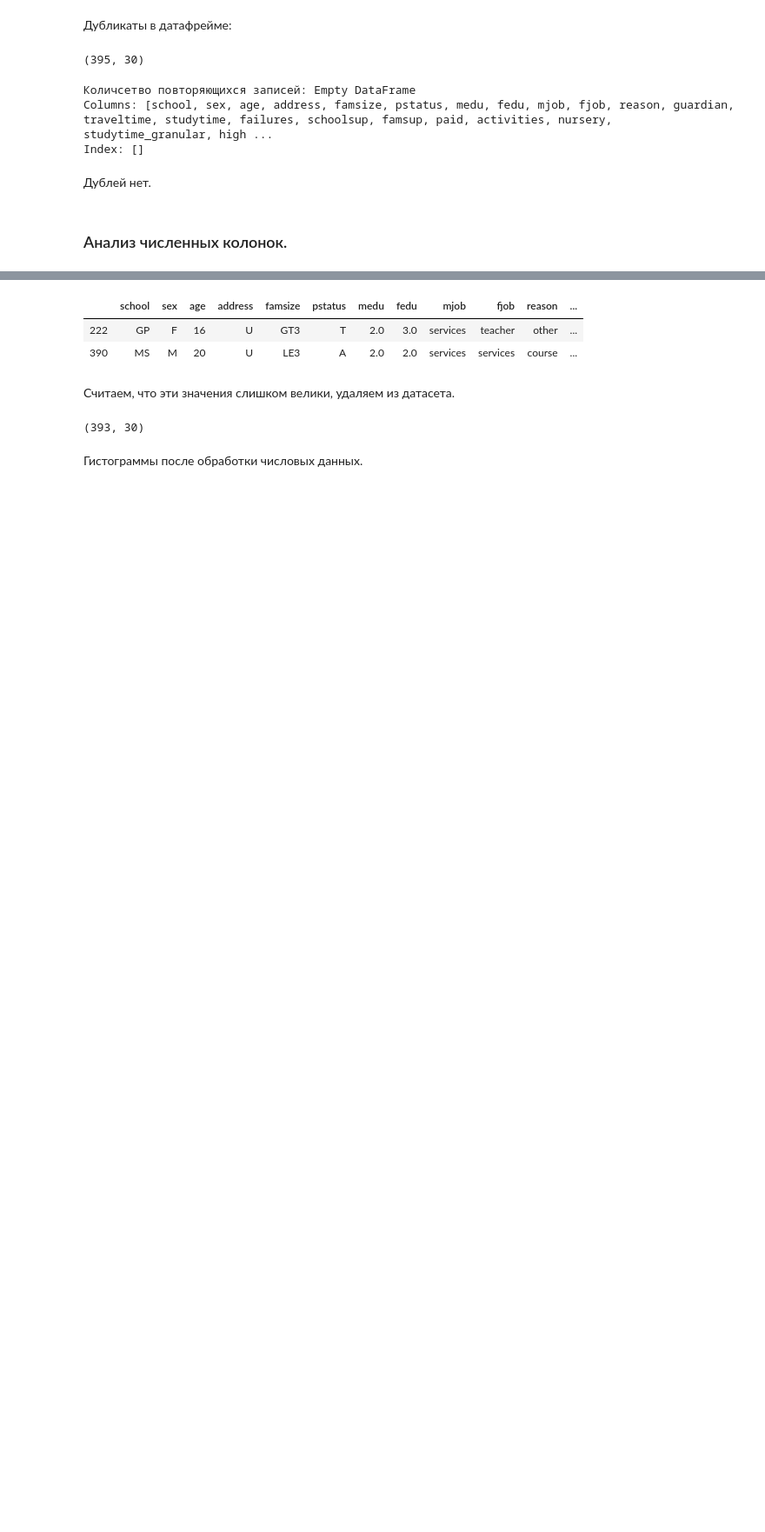
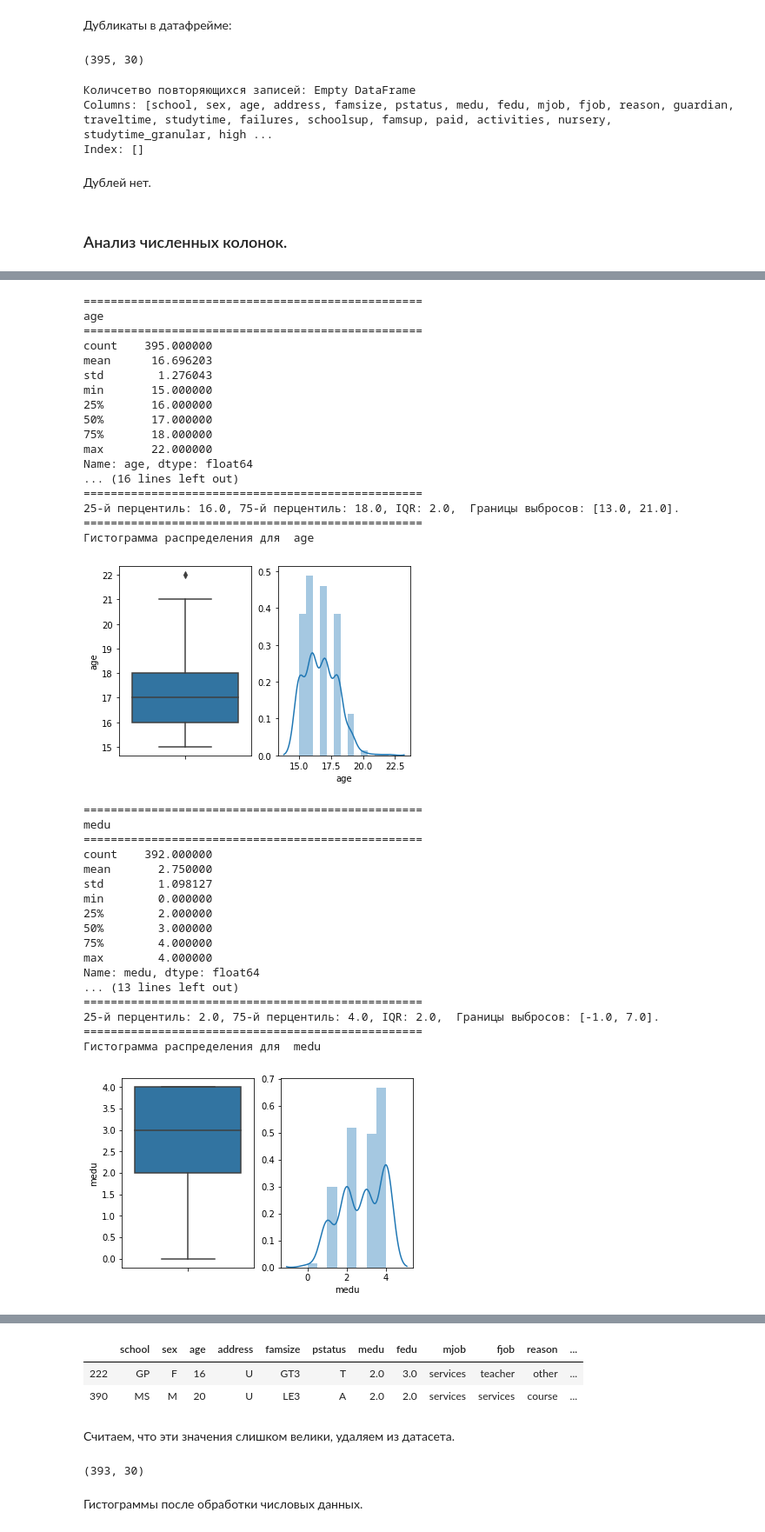
Before and after one commit to geshem14/skillfactory_rds, a Jupyter notebook: RDS_EDA/math.ipynb, the cells around one changed output, grey strips where cells are left out. Shown at 87% size. Cells and saved outputs as stored; diff of their text form; code cells hidden in the pictures; blank space fills up the shorter version.

Commit message:
iteration3
1/ shortend the code
2/ imptoved categor_overview
3/ score feature and resulting df
4/ changed conclusion

```diff
--- a/RDS_EDA/math.ipynb
+++ b/RDS_EDA/math.ipynb
@@ -287,2 +232,0 @@ dtype: float64
-# %%
-stud_math['medu'].fillna(stud_math['medu'].mode()[0], inplace=True)
@@ -317,0 +233,66 @@ dtype: float64
+# %%
+def quant_overview(dataframe, x=None, y=None, hue=None, palette='Set1', ax=None, verbose=True):
+    series = dataframe[y]
+    print(series.describe())
+    print('='*50)
+    print('Мода: ', series.mode())
+    print('='*50)
+    print('Уникальные значения:\n', series.value_counts())
+    print('='*50)
+    num_null=series.isnull().sum(), series.isnull().sum()/len(series)
+    print('Колличество nan значений', num_null)
+    print('='*50)
+    IQR = dataframe[y].quantile(0.75) - dataframe[y].quantile(0.25)
+    perc25 = dataframe[y].quantile(0.25)
+    perc75 = dataframe[y].quantile(0.75)
+    print('25-й перцентиль: {},'.format(perc25), '75-й перцентиль: {},'.format(perc75), "IQR: {}, ".format(IQR),"Границы выбросов: [{f}, {l}].".format(f=perc25 - 1.5*IQR, l=perc75 + 1.5*IQR))
+    print('='*50)
+
+    fig, axs = plt.subplots(ncols=2)
+    sns.boxplot(x=x, y=y, hue=hue, data=dataframe, palette=palette, ax=axs[0])
+    print('Гистограмма распределения для ', y)
+    sns.distplot(dataframe[y].dropna(), ax=axs[1])
+    plt.show()
+# %%
+for col in ['age', 'medu', 'fedu', 'traveltime', 'studytime', 'failures', 'studytime_granular', 'famrel', 'freetime', 'goout', 'health', 'absences', 'score']:
+    print('='*50)
+    print(col)
+    print('='*50)
+    quant_overview(dataframe= stud_math, y = col, palette=sns.color_palette(), verbose=True)
+# %% [output]
+==================================================
+age
+==================================================
+count    395.000000
+mean      16.696203
+std        1.276043
+min       15.000000
+25%       16.000000
+50%       17.000000
+75%       18.000000
+max       22.000000
+Name: age, dtype: float64
+... (16 lines left out)
+==================================================
+25-й перцентиль: 16.0, 75-й перцентиль: 18.0, IQR: 2.0,  Границы выбросов: [13.0, 21.0].
+==================================================
+Гистограмма распределения для  age
+[figure, added]
+==================================================
+medu
+==================================================
+count    392.000000
+mean       2.750000
+std        1.098127
+min        0.000000
+25%        2.000000
+50%        3.000000
+75%        4.000000
+max        4.000000
+Name: medu, dtype: float64
+... (13 lines left out)
+==================================================
+25-й перцентиль: 2.0, 75-й перцентиль: 4.0, IQR: 2.0,  Границы выбросов: [-1.0, 7.0].
+==================================================
+Гистограмма распределения для  medu
+[figure, added]
```
Also changed, not shown: parts of 125 cells of this notebook.
